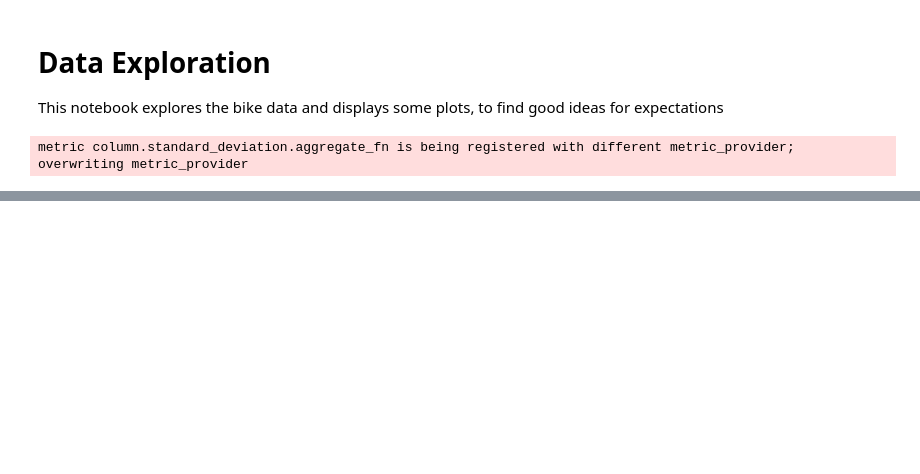
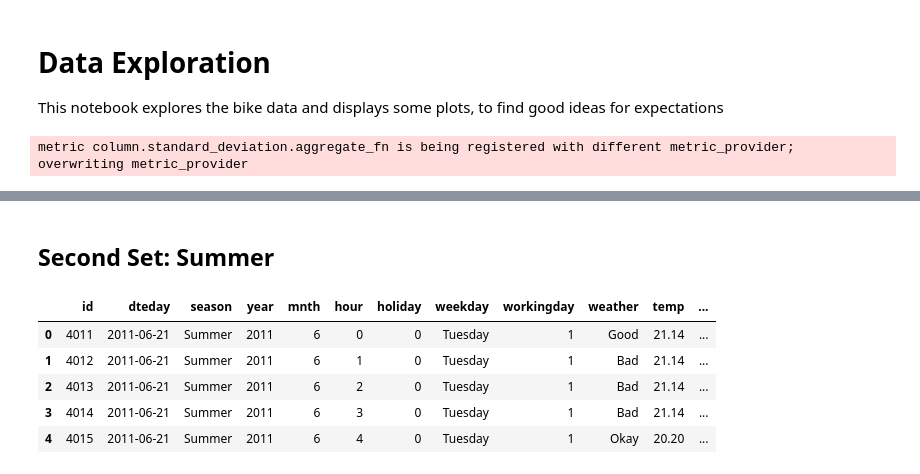
Before and after one commit to iptch/SDS2025-data-quality-handson, a Jupyter notebook: DataExploration.ipynb, the cells around one changed output, grey strips where cells are left out. Drawn from its saved outputs; the diff is of its cells as text; code cells hidden in the pictures; blank space fills up the shorter version.

```diff
--- a/DataExploration.ipynb
+++ b/DataExploration.ipynb
@@ -84,0 +85,11 @@ Max Values
+# %% [markdown]
+## Second Set: Summer
+# %%
+df_summer_2011.head()
+# %% [output]
+|  | id | dteday | season | year | mnth | hour | holiday | weekday | workingday | weather | temp | ... |
+| 0 | 4011 | 2011-06-21 | Summer | 2011 | 6 | 0 | 0 | Tuesday | 1 | Good | 21.14 | ... |
+| 1 | 4012 | 2011-06-21 | Summer | 2011 | 6 | 1 | 0 | Tuesday | 1 | Bad | 21.14 | ... |
+| 2 | 4013 | 2011-06-21 | Summer | 2011 | 6 | 2 | 0 | Tuesday | 1 | Bad | 21.14 | ... |
+| 3 | 4014 | 2011-06-21 | Summer | 2011 | 6 | 3 | 0 | Tuesday | 1 | Bad | 21.14 | ... |
+| 4 | 4015 | 2011-06-21 | Summer | 2011 | 6 | 4 | 0 | Tuesday | 1 | Okay | 20.20 | ... |
```
Also changed, not shown: parts of 7 cells of this notebook, 2 other files.
